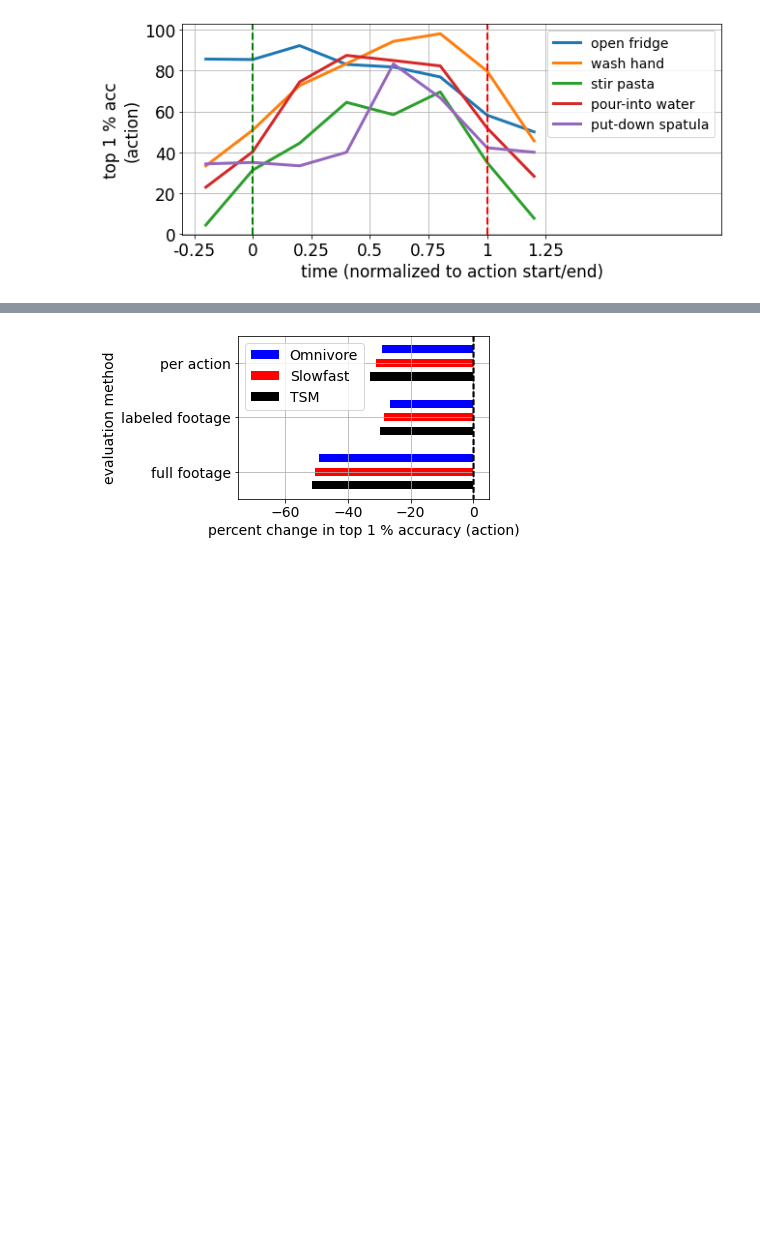
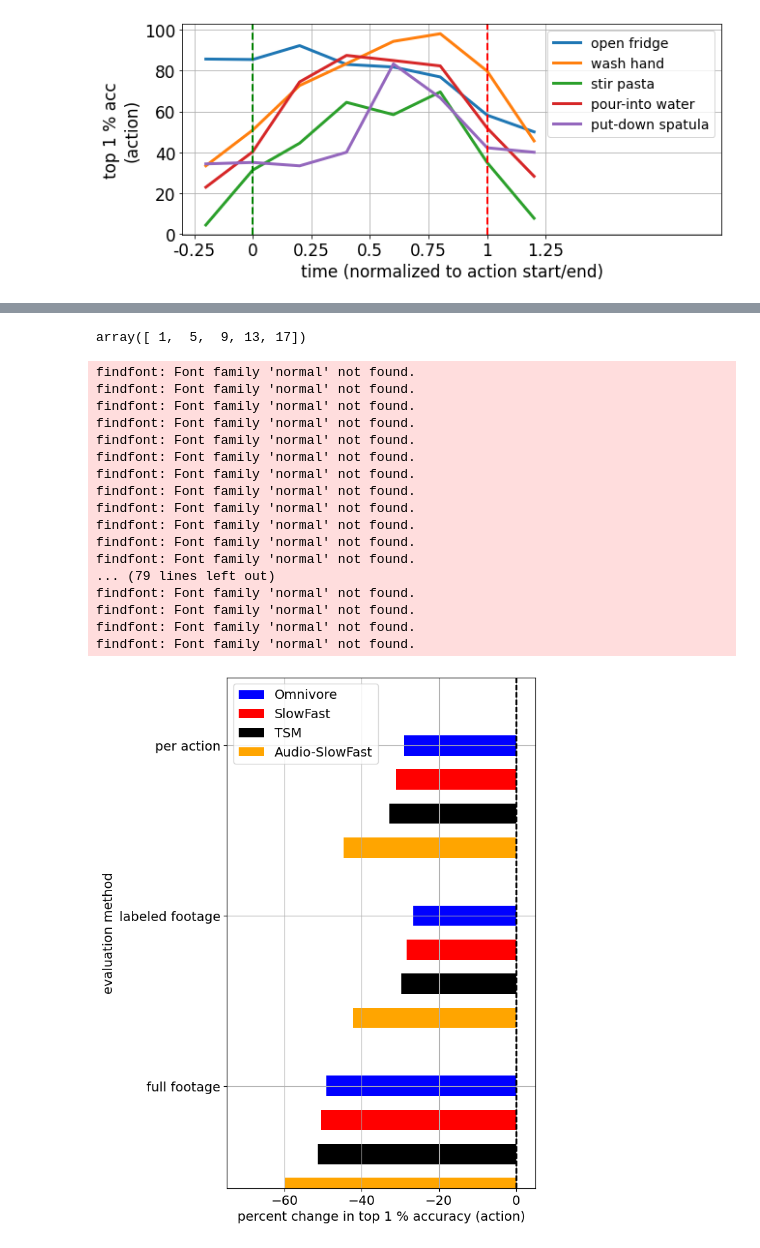
Before and after one commit to ClementSicard/auditory-slow-fast, a Jupyter notebook: notebooks/ICCV_plotting.ipynb, the cells around one changed output, grey strips where cells are left out. Saved outputs shown, nothing was run; the diff lists cells and outputs as text; code cells hidden in the pictures; blank space fills up the shorter version.

Commit message:
notebooks: ICCV plotting updated

```diff
--- a/notebooks/ICCV_plotting.ipynb
+++ b/notebooks/ICCV_plotting.ipynb
@@ -637,34 +772,57 @@ NameError: name 'rc' is not defined
+# %%
+np.arange(1, 4 * 5, 4)
+# %% [output]
+array([ 1,  5,  9, 13, 17])
 # %%
 def topercent(x):
-  return -100*(x[0] - np.array(x))/x[0]
+    return -100 * (x[0] - np.array(x)) / x[0]
+
 
 o_a_n = topercent(o_a)
 s_a_n = topercent(s_a)
 t_a_n = topercent(t_a)
+a_a_n = topercent(a_a)
 
-c = ['blue','red','black']
-model_names = ['Omnivore','Slowfast','TSM']
-targets = ['action','verb','noun']
+c = ["blue", "red", "black", "orange"]
+model_names = ["Omnivore", "SlowFast", "TSM", "Audio-SlowFast"]
+targets = ["action", "verb", "noun"]
 
-plt.figure(figsize=(4.5,3))
-for j, d in enumerate([[o_a_n,s_a_n,t_a_n]]):
+plt.figure(figsize=(6, 10))
+for j, d in enumerate([[o_a_n, s_a_n, t_a_n, a_a_n]]):
     for i, data in enumerate(d):
-      # plt.subplot(1,3,1)
-      # plt.title(targets[j])
-      plt.barh(np.arange(i,len(data)*4,4),data, height=0.6,label=f'{model_names[i]}',color=c[i])
-      plt.plot([0,0.1],[-100,100],'--k')
-      plt.xlim([-75,5])
-      plt.ylim([5,10])
-      plt.yticks(np.arange(3,len(data)*4,4),['','','',''])
-      # if j==1 and i==2:
-      #   plt.legend()
-      # elif j==0:
-      plt.yticks(np.arange(5,len(data)*4,4),['per action', 'labeled footage', 'full footage'],ha='right')
-      plt.ylabel('evaluation method')
-      plt.xlabel('percent change in top 1 % accuracy (action)')
-      plt.grid(True)
-      plt.gca().invert_yaxis()
+        # plt.subplot(1,3,1)
+        # plt.title(targets[j])
+        plt.barh(np.arange(i, len(data) * 5, 5), data, height=0.6, label=f"{model_names[i]}", color=c[i])
+        plt.plot([0, 0.1], [-100, 100], "--k")
+        plt.xlim([-75, 5])
+        plt.ylim([5, 10])
+        plt.yticks(np.arange(3, len(data) * 5, 5), ["", "", "", ""])
+        # if j==1 and i==2:
+        #   plt.legend()
+        # elif j==0:
+        plt.yticks(np.arange(5, len(data) * 5, 5), ["per action", "labeled footage", "full footage"], ha="right")
+        plt.ylabel("evaluation method")
+        plt.xlabel("percent change in top 1 % accuracy (action)")
+        plt.grid(True)
+        plt.gca().invert_yaxis()
 plt.legend()
 plt.show()
 # %% [output]
+findfont: Font family 'normal' not found.
+findfont: Font family 'normal' not found.
+findfont: Font family 'normal' not found.
+findfont: Font family 'normal' not found.
+findfont: Font family 'normal' not found.
+findfont: Font family 'normal' not found.
+findfont: Font family 'normal' not found.
+findfont: Font family 'normal' not found.
+findfont: Font family 'normal' not found.
+findfont: Font family 'normal' not found.
+findfont: Font family 'normal' not found.
+findfont: Font family 'normal' not found.
+... (79 lines left out)
+findfont: Font family 'normal' not found.
+findfont: Font family 'normal' not found.
+findfont: Font family 'normal' not found.
+findfont: Font family 'normal' not found.
-[figure, old version]
+[figure, new version]
```
Also changed, not shown: parts of 7 cells of this notebook.
